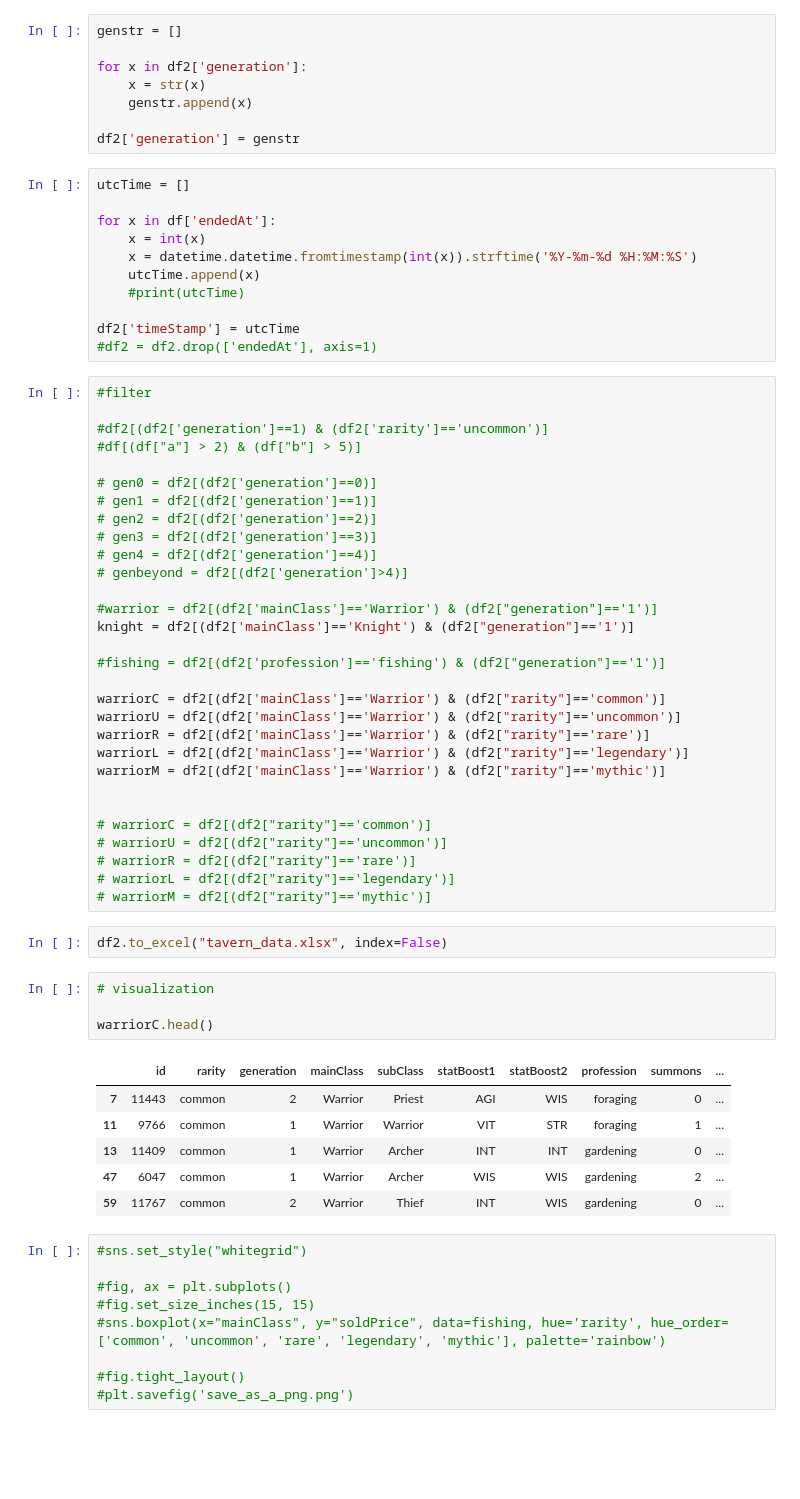
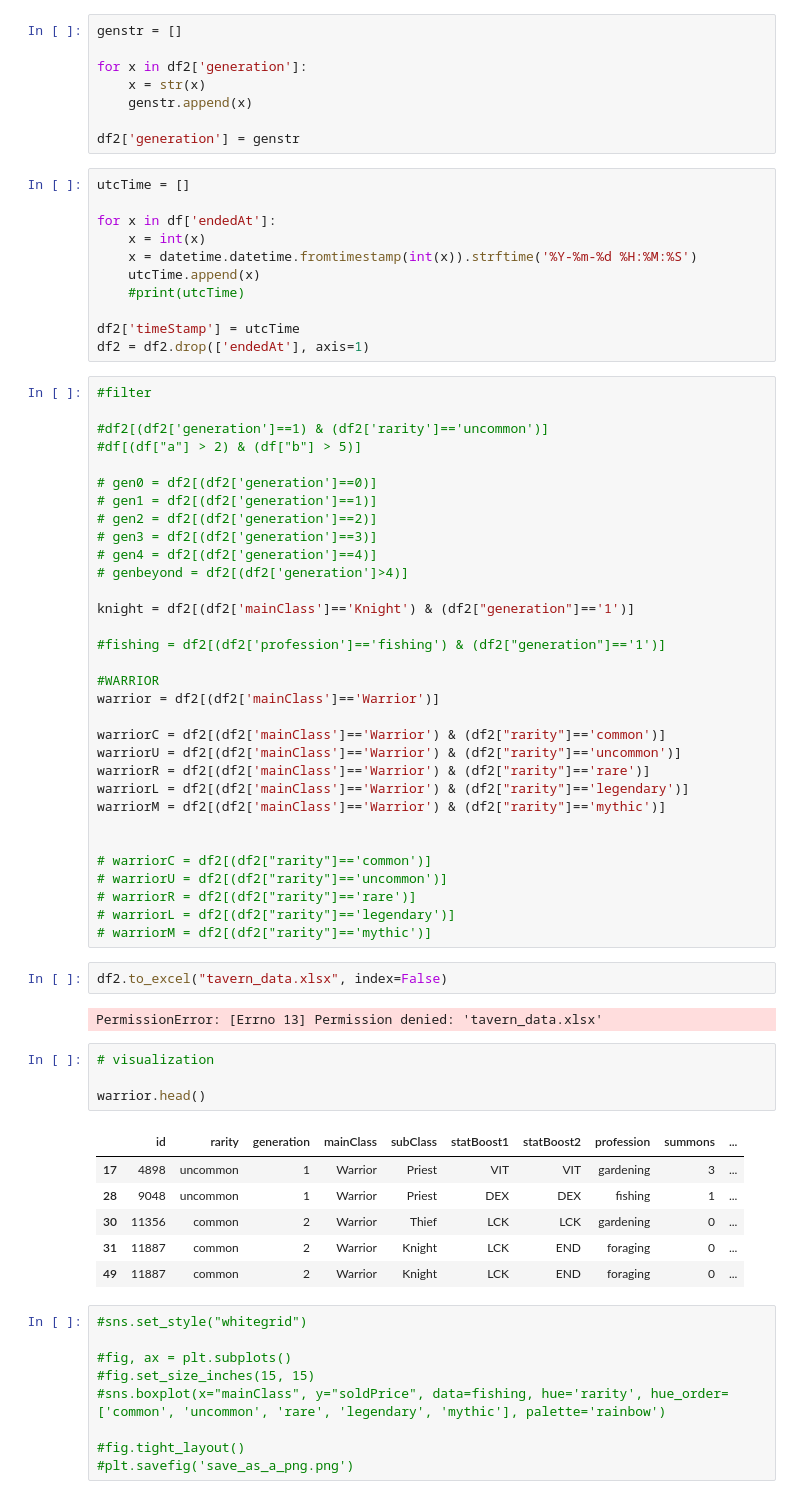
Before and after one commit to tfang58/dfk-tavern, a Jupyter notebook: DeFi Kingdoms Tavern - test.ipynb, the cells around one changed output. Saved outputs shown, nothing was run; the diff lists cells and outputs as text; blank space fills up the shorter version.

Commit message:
adding table

```diff
--- a/DeFi Kingdoms Tavern - test.ipynb
+++ b/DeFi Kingdoms Tavern - test.ipynb
@@ -207,7 +208,7 @@ for x in df['endedAt']:
     #print(utcTime)
 
 df2['timeStamp'] = utcTime
-#df2 = df2.drop(['endedAt'], axis=1)
+df2 = df2.drop(['endedAt'], axis=1)
 # %%
 #filter
 
@@ -221,10 +222,12 @@ df2['timeStamp'] = utcTime
 # gen4 = df2[(df2['generation']==4)]
 # genbeyond = df2[(df2['generation']>4)]
 
-#warrior = df2[(df2['mainClass']=='Warrior') & (df2["generation"]=='1')]
 knight = df2[(df2['mainClass']=='Knight') & (df2["generation"]=='1')]
 
 #fishing = df2[(df2['profession']=='fishing') & (df2["generation"]=='1')]
+
+#WARRIOR
+warrior = df2[(df2['mainClass']=='Warrior')]
 
 warriorC = df2[(df2['mainClass']=='Warrior') & (df2["rarity"]=='common')]
 warriorU = df2[(df2['mainClass']=='Warrior') & (df2["rarity"]=='uncommon')]
@@ -240,17 +243,19 @@ warriorM = df2[(df2['mainClass']=='Warrior') & (df2["rarity"]=='mythic')]
 # warriorM = df2[(df2["rarity"]=='mythic')]
 # %%
 df2.to_excel("tavern_data.xlsx", index=False)
+# %% [output]
+PermissionError: [Errno 13] Permission denied: 'tavern_data.xlsx'
 # %%
 # visualization
 
-warriorC.head()
+warrior.head()
 # %% [output]
 |  | id | rarity | generation | mainClass | subClass | statBoost1 | statBoost2 | profession | summons | ... |
-| 7 | 11443 | common | 2 | Warrior | Priest | AGI | WIS | foraging | 0 | ... |
-| 11 | 9766 | common | 1 | Warrior | Warrior | VIT | STR | foraging | 1 | ... |
-| 13 | 11409 | common | 1 | Warrior | Archer | INT | INT | gardening | 0 | ... |
-| 47 | 6047 | common | 1 | Warrior | Archer | WIS | WIS | gardening | 2 | ... |
-| 59 | 11767 | common | 2 | Warrior | Thief | INT | WIS | gardening | 0 | ... |
+| 17 | 4898 | uncommon | 1 | Warrior | Priest | VIT | VIT | gardening | 3 | ... |
+| 28 | 9048 | uncommon | 1 | Warrior | Priest | DEX | DEX | fishing | 1 | ... |
+| 30 | 11356 | common | 2 | Warrior | Thief | LCK | LCK | gardening | 0 | ... |
+| 31 | 11887 | common | 2 | Warrior | Knight | LCK | END | foraging | 0 | ... |
+| 49 | 11887 | common | 2 | Warrior | Knight | LCK | END | foraging | 0 | ... |
 # %%
 #sns.set_style("whitegrid")
 
```
Also changed, not shown: parts of 12 cells of this notebook, 1 other file.
